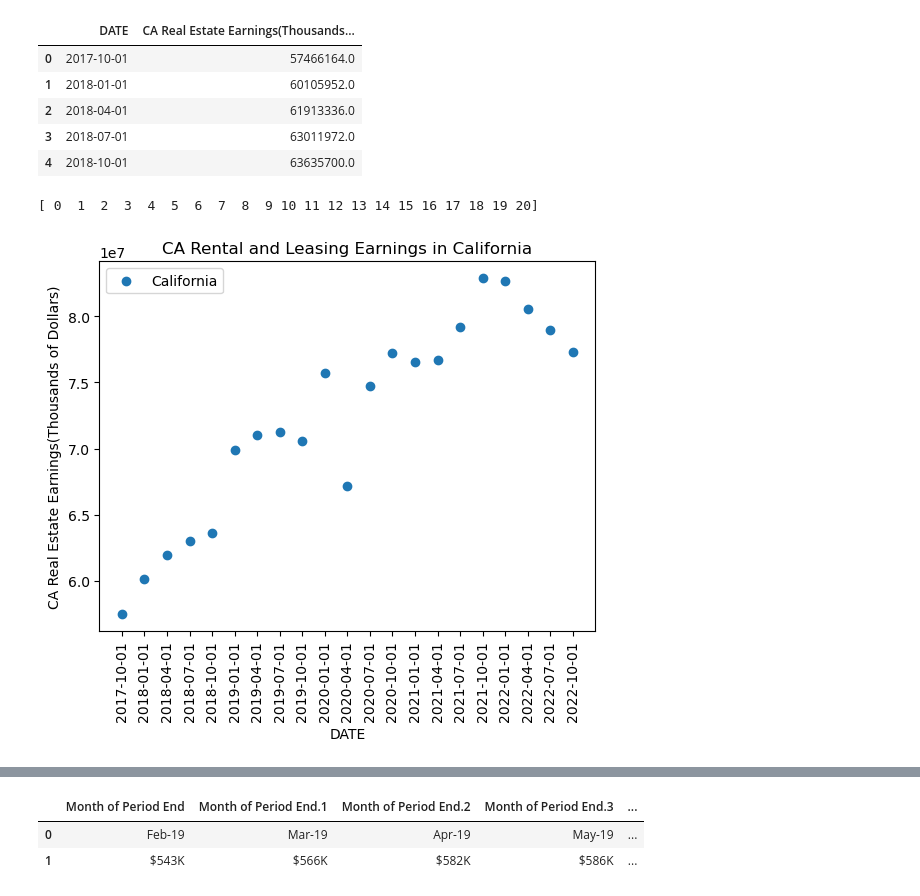
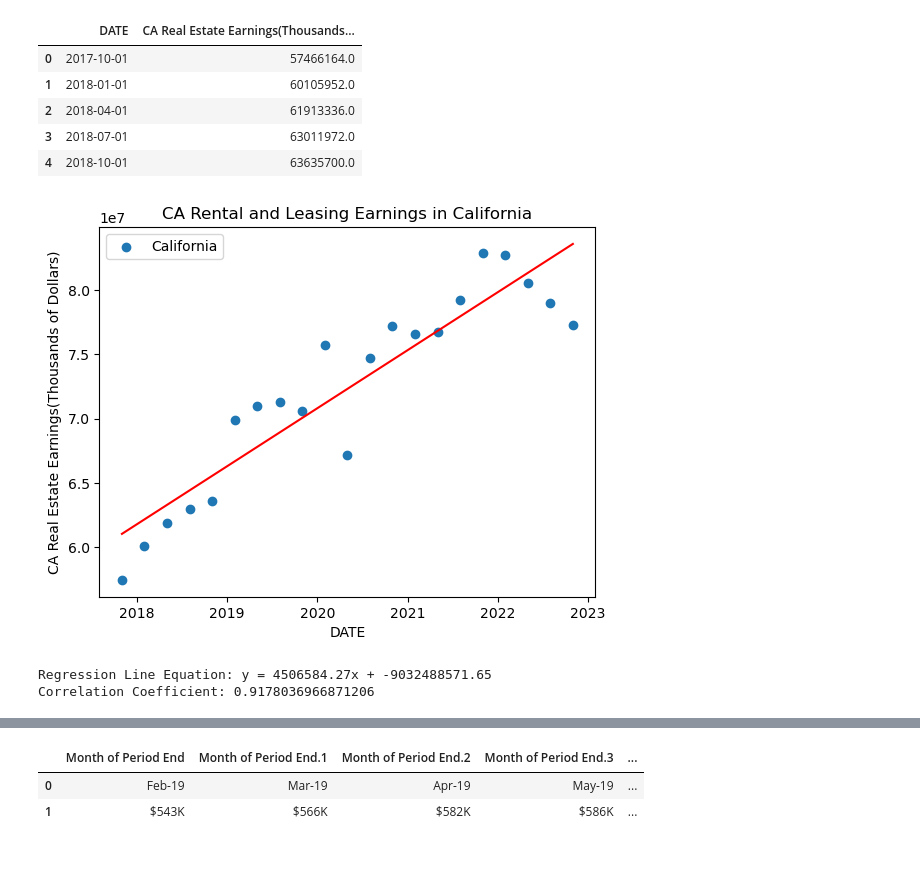
Before and after one commit to caleighteahan/Project_1, a Jupyter notebook: Untitled.ipynb, the cells around one changed output, grey strips where cells are left out. Cells and saved outputs as stored; diff of their text form; code cells hidden in the pictures; blank space fills up the shorter version.

```diff
--- a/Untitled.ipynb
+++ b/Untitled.ipynb
@@ -16,42 +16,36 @@ earned_df.head()
 | 2 | 2018-04-01 | 61913336.0 |
 | 3 | 2018-07-01 | 63011972.0 |
 | 4 | 2018-10-01 | 63635700.0 |
-# %%
-x_values = earned_df["DATE"]
-y_values = [2017.833, 2018.083, 2018.333, 2018.  ]
-
-# Plotting the data
-plt.figure(figsize=(12, 6))
-
-
-
-# Plotting the data
-# Select one data point for each year
-selected_years = ['2015-12-31', '2016-12-31', '2017-12-31', '2018-12-31', '2019-12-31', '2020-12-31', '2021-12-31', '2022-12-31']
-selected_data = earned_df[['RegionName'] + selected_years]
-
-# Plotting the scatter diagram for California
-plt.figure(figsize=(12, 6))
-california_prices = selected_data[selected_data['RegionName'] == 'California'].values.flatten()[1:].astype(float)
-plt.scatter(selected_years, california_prices, label='California')
-
-
-
-# (slope, intercept, rvalue, pvalue, stderr) = linregress(x_axis, y_axis)
-# regress_values = (y_values -intercept) / slope
-# xaxis = np.arange(len(x_values))
-# print(xaxis)
-# plt.scatter(x_values, y_values, marker='o', label = "California" )
-# # plt.plot(x_values, regress_values, "r-")
-
-# # plt.annotate(line_eq, (5.8, 0.8), color = "red")
-# # plt.figure(figsize=(12,8))
-# plt.xlabel("DATE")
-# plt.ylabel("CA Real Estate Earnings(Thousands of Dollars)")
-# plt.title("CA Rental and Leasing Earnings in California")
-# plt.xticks(x_values, rotation='vertical')
-# plt.legend()
-# plt.show()
-# %% [output]
-[ 0  1  2  3  4  5  6  7  8  9 10 11 12 13 14 15 16 17 18 19 20]
-[figure, removed]
+# %%
+#Plot Data
+#Set axes
+x_values = [2017.833, 2018.083, 2018.333, 2018.583, 2018.833,
+            2019.083, 2019.333, 2019.583, 2019.833,
+           2020.083, 2020.333, 2020.583, 2020.833,
+           2021.083, 2021.333, 2021.583, 2021.833,
+           2022.083, 2022.333, 2022.583, 2022.833]
+y_values = earned_df["CA Real Estate Earnings(Thousands of Dollars)"]
+
+#Retrieve line regression information
+(slope, intercept, rvalue, pvalue, stderr) = linregress(x_values, y_values)
+regress_values = []
+for x in x_values:
+    regress = slope * x + intercept
+    regress_values.append(regress)
+
+# line_eq = "y = " + str(round(slope,2) +"x + " str(round(intercept,2))
+plt.plot(x_values, regress_values, "r-")
+
+plt.scatter(x_values, y_values, marker='o', label = "California" )
+plt.xlabel("DATE")
+plt.ylabel("CA Real Estate Earnings(Thousands of Dollars)")
+plt.title("CA Rental and Leasing Earnings in California")
+plt.legend()
+plt.show()
+
+print("Regression Line Equation: y = {:.2f}x + {:.2f}".format(slope, intercept))
+print("Correlation Coefficient:", rvalue)
+# %% [output]
+[figure, added]
+Regression Line Equation: y = 4506584.27x + -9032488571.65
+Correlation Coefficient: 0.9178036966871206
```
Also changed, not shown: parts of 1 cell of this notebook.
